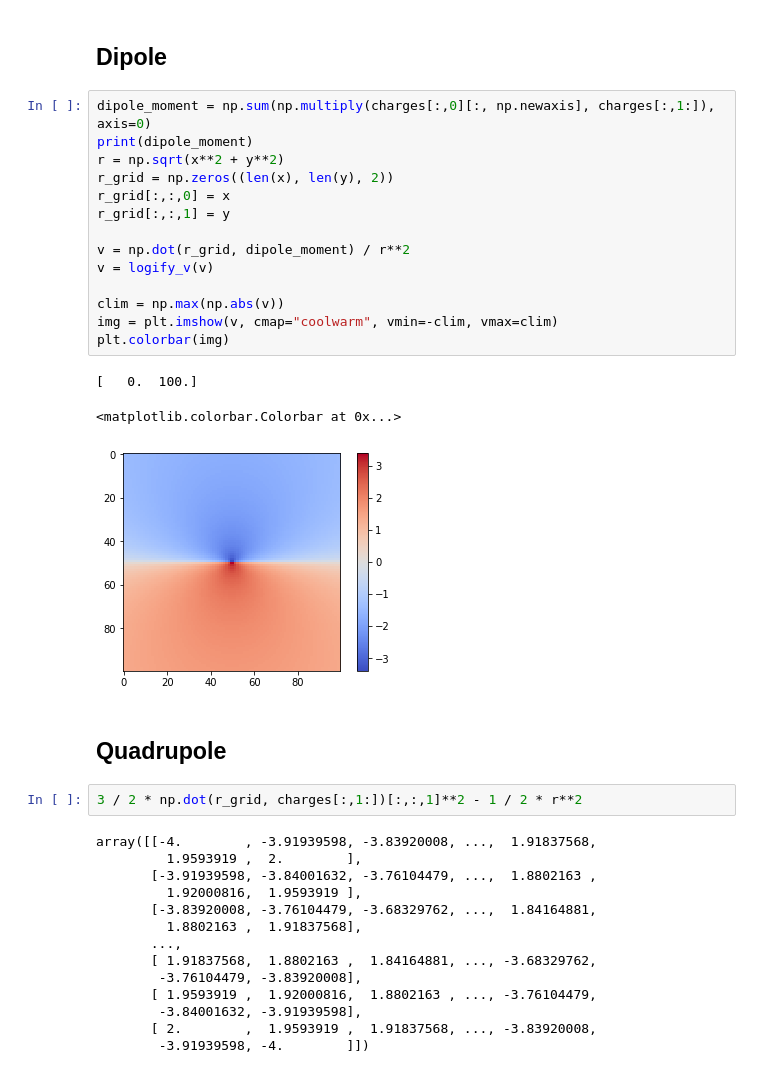
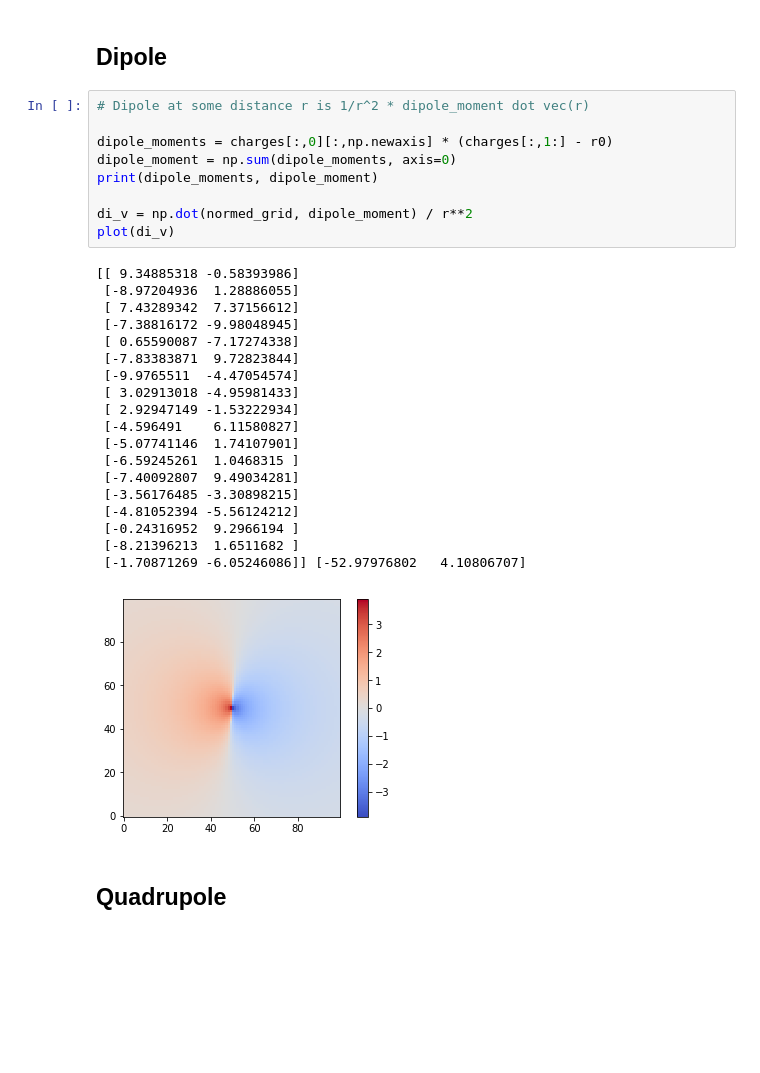
Before and after one commit to eniaxhakaj/phys_learning, a Jupyter notebook: multipole/main.ipynb, the cells around one changed output. Cells and saved outputs as stored; diff of their text form; blank space fills up the shorter version.

```diff
--- a/multipole/main.ipynb
+++ b/multipole/main.ipynb
@@ -73,38 +128,33 @@ plt.colorbar(img)
 # %% [markdown]
 ## Dipole
-# %%
-dipole_moment = np.sum(np.multiply(charges[:,0][:, np.newaxis], charges[:,1:]), axis=0)
-print(dipole_moment)
-r = np.sqrt(x**2 + y**2)
-r_grid = np.zeros((len(x), len(y), 2))
-r_grid[:,:,0] = x
-r_grid[:,:,1] = y
-
-v = np.dot(r_grid, dipole_moment) / r**2
-v = logify_v(v)
-
-clim = np.max(np.abs(v))
-img = plt.imshow(v, cmap="coolwarm", vmin=-clim, vmax=clim)
-plt.colorbar(img)
-# %% [output]
-[   0.  100.]
-<matplotlib.colorbar.Colorbar at 0x...>
-[figure, removed]
+# %%
+# Dipole at some distance r is 1/r^2 * dipole_moment dot vec(r)
+
+dipole_moments = charges[:,0][:,np.newaxis] * (charges[:,1:] - r0)
+dipole_moment = np.sum(dipole_moments, axis=0)
+print(dipole_moments, dipole_moment)
+
+di_v = np.dot(normed_grid, dipole_moment) / r**2
+plot(di_v)
+# %% [output]
+[[ 9.34885318 -0.58393986]
+ [-8.97204936  1.28886055]
+ [ 7.43289342  7.37156612]
+ [-7.38816172 -9.98048945]
+ [ 0.65590087 -7.17274338]
+ [-7.83383871  9.72823844]
+ [-9.9765511  -4.47054574]
+ [ 3.02913018 -4.95981433]
+ [ 2.92947149 -1.53222934]
+ [-4.596491    6.11580827]
+ [-5.07741146  1.74107901]
+ [-6.59245261  1.0468315 ]
+ [-7.40092807  9.49034281]
+ [-3.56176485 -3.30898215]
+ [-4.81052394 -5.56124212]
+ [-0.24316952  9.2966194 ]
+ [-8.21396213  1.6511682 ]
+ [-1.70871269 -6.05246086]] [-52.97976802   4.10806707]
+[figure, added]
 # %% [markdown]
 ## Quadrupole
-# %%
-3 / 2 * np.dot(r_grid, charges[:,1:])[:,:,1]**2 - 1 / 2 * r**2
-# %% [output]
-array([[-4.        , -3.91939598, -3.83920008, ...,  1.91837568,
-         1.9593919 ,  2.        ],
-       [-3.91939598, -3.84001632, -3.76104479, ...,  1.8802163 ,
-         1.92000816,  1.9593919 ],
-       [-3.83920008, -3.76104479, -3.68329762, ...,  1.84164881,
-         1.8802163 ,  1.91837568],
-       ...,
-       [ 1.91837568,  1.8802163 ,  1.84164881, ..., -3.68329762,
-        -3.76104479, -3.83920008],
-       [ 1.9593919 ,  1.92000816,  1.8802163 , ..., -3.76104479,
-        -3.84001632, -3.91939598],
-       [ 2.        ,  1.9593919 ,  1.91837568, ..., -3.83920008,
-        -3.91939598, -4.        ]])
```
Also changed, not shown: parts of 23 cells of this notebook.
